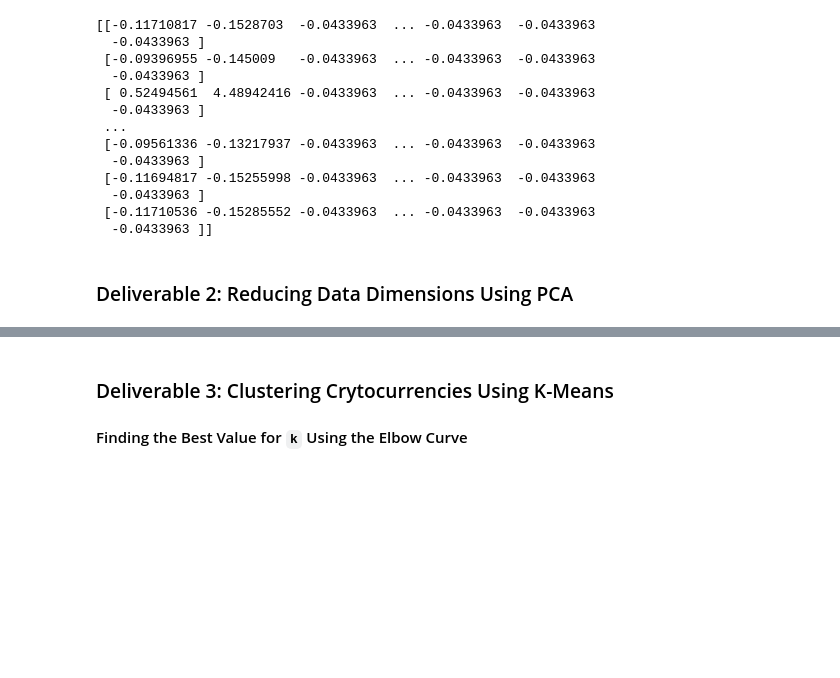
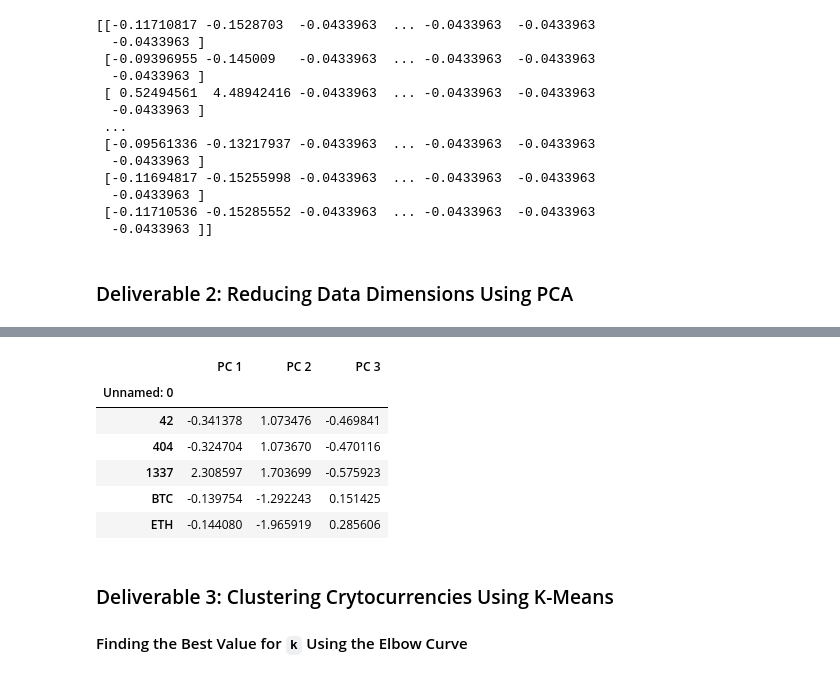
Before and after one commit to leah-braswell/Cryptocurrencies, a Jupyter notebook: crypto_clustering.ipynb, the cells around one changed output, grey strips where cells are left out. Cells and saved outputs as stored; diff of their text form; code cells hidden in the pictures; blank space fills up the shorter version.

```diff
--- a/crypto_clustering.ipynb
+++ b/crypto_clustering.ipynb
@@ -173,0 +171,7 @@ print(X)
+# %%
+# Using PCA to reduce dimension to three principal components.
+#initialize PCA model and reduce the number of features to 3
+pca = PCA(n_components=3)
+#apply PCA to the data set to get the principal components
+X_pca = pca.fit_transform(X)
+X_pca
@@ -174,6 +186,16 @@ print(X)
 # %%
 # Create a DataFrame with the three principal components.
-# YOUR CODE HERE
+pcs_df = pd.DataFrame(
+    data=X_pca, columns=['PC 1', 'PC 2', 'PC 3'], index = crypto_df.index)
+pcs_df.head()
+# %% [output]
+|  | PC 1 | PC 2 | PC 3 |
+| Unnamed: 0 |  |  |  |
+| 42 | -0.341378 | 1.073476 | -0.469841 |
+| 404 | -0.324704 | 1.073670 | -0.470116 |
+| 1337 | 2.308597 | 1.703699 | -0.575923 |
+| BTC | -0.139754 | -1.292243 | 0.151425 |
+| ETH | -0.144080 | -1.965919 | 0.285606 |
 # %% [markdown]
 ### Deliverable 3: Clustering Crytocurrencies Using K-Means
 
```
Also changed, not shown: parts of 2 cells of this notebook.
